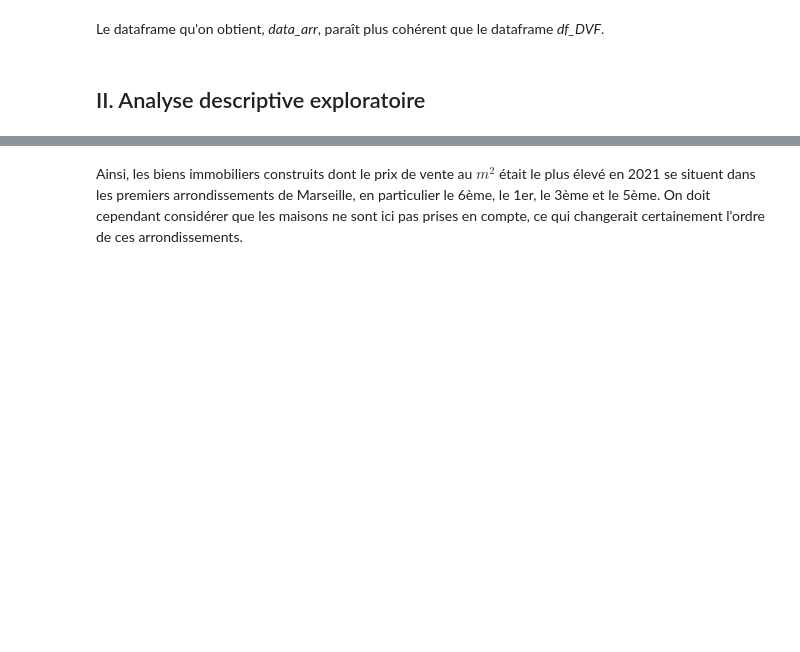
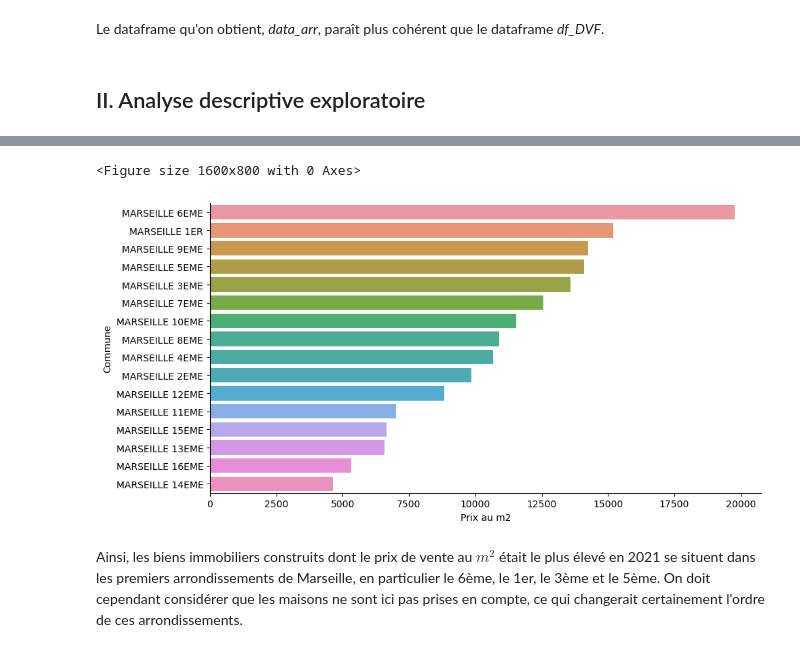
Before and after one commit to nkhenissi/pyhton-for-the-data-scientist, a Jupyter notebook: Notebook_final.ipynb, the cells around one changed output, grey strips where cells are left out. Cells and saved outputs as stored; diff of their text form; code cells hidden in the pictures; blank space fills up the shorter version.

```diff
--- a/Notebook_final.ipynb
+++ b/Notebook_final.ipynb
@@ -109,0 +158,3 @@ dtype: float64
+# %%
+DVFmoy=df_DVF.groupby("Commune", as_index=False).mean(numeric_only=True)
+round(DVFmoy, 2)
@@ -109,0 +179,5 @@ dtype: float64
+# %%
+DVFmoy['sort'] = DVFmoy['Commune'].str.extract('(\d+)', expand=False).astype(int)
+DVFmoy.sort_values('sort',inplace=True, ascending=True)
+DVFmoy=DVFmoy.drop('sort', axis=1)
+DVFmoy
@@ -110,3 +202,13 @@ dtype: float64
+# %%
+DVFmoy["Prix au m2"]=DVFmoy['Valeur fonciere']/DVFmoy['Surface reelle bati']
+DVFmoy=round(DVFmoy, 2)
+# %%
+plt.figure(figsize=(16,8))
+sns.catplot(data=DVFmoy.sort_values("Prix au m2", ascending=False), x='Prix au m2', y='Commune', kind='bar', aspect=2, legend='Prix au m2 comprenant les terrains')
+plt.show()
+# %% [output]
+<Figure size 1600x800 with 0 Axes>
+[figure, added]
 # %% [markdown]
 Ainsi, les biens immobiliers construits dont le prix de vente au $m{^2}$ était le plus élevé en 2021 se situent dans les premiers arrondissements de Marseille, en particulier le 6ème, le 1er, le 3ème et le 5ème. On doit cependant considérer que les maisons ne sont ici pas prises en compte, ce qui changerait certainement l'ordre de ces arrondissements.
 # %% [markdown]
```
Also changed, not shown: parts of 15 cells of this notebook.
